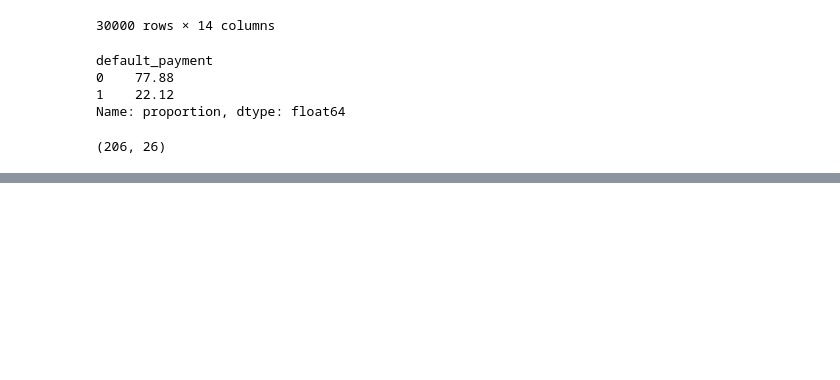
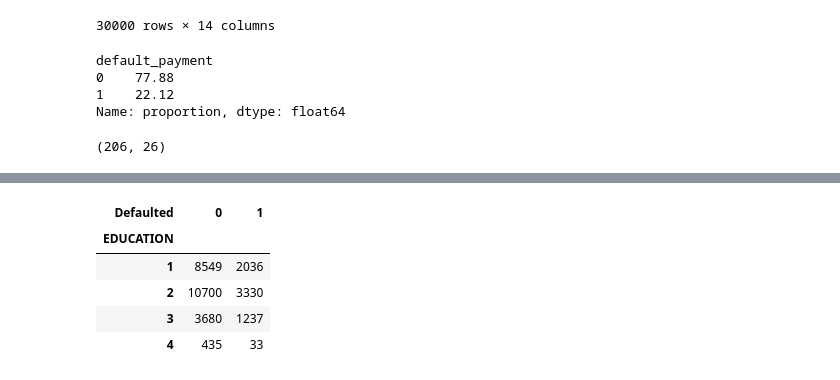
Before and after one commit to malavansa/IT5022-ML-Project, a Jupyter notebook: notebooks/eda_notebook.ipynb, the cells around one changed output, grey strips where cells are left out. Saved outputs shown, nothing was run; the diff lists cells and outputs as text; code cells hidden in the pictures; blank space fills up the shorter version.

```diff
--- a/notebooks/eda_notebook.ipynb
+++ b/notebooks/eda_notebook.ipynb
@@ -390,0 +429,9 @@ df[df['LIMIT_BAL'] > 500000].shape
+# %%
+pd.crosstab(df['EDUCATION'], df['default_payment'], rownames=['EDUCATION'], colnames=['Defaulted'])
+# %% [output]
+| Defaulted | 0 | 1 |
+| EDUCATION |  |  |
+| 1 | 8549 | 2036 |
+| 2 | 10700 | 3330 |
+| 3 | 3680 | 1237 |
+| 4 | 435 | 33 |
```
Also changed, not shown: parts of 10 cells of this notebook.
